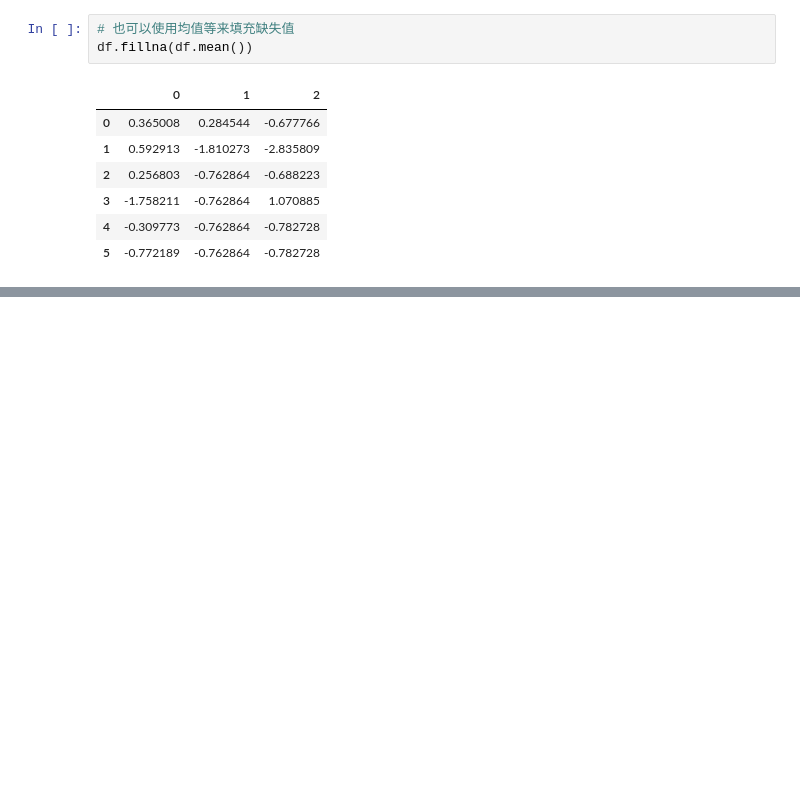
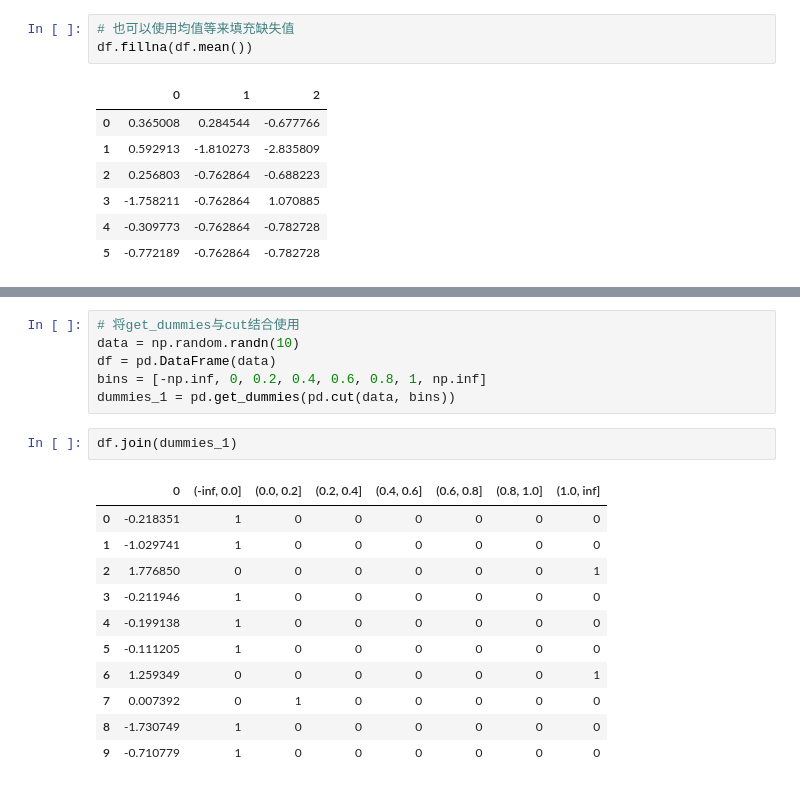
Before and after one commit to wfy0508/LearningPython, a Jupyter notebook: dataAnalysis/chapter7.ipynb, the cells around one changed output, grey strips where cells are left out. Cells and saved outputs as stored; diff of their text form; blank space fills up the shorter version.

```diff
--- a/dataAnalysis/chapter7.ipynb
+++ b/dataAnalysis/chapter7.ipynb
@@ -214,0 +737,20 @@ df.fillna(df.mean())
+# %%
+# 将get_dummies与cut结合使用
+data = np.random.randn(10)
+df = pd.DataFrame(data)
+bins = [-np.inf, 0, 0.2, 0.4, 0.6, 0.8, 1, np.inf]
+dummies_1 = pd.get_dummies(pd.cut(data, bins))
+# %%
+df.join(dummies_1)
+# %% [output]
+|  | 0 | (-inf, 0.0] | (0.0, 0.2] | (0.2, 0.4] | (0.4, 0.6] | (0.6, 0.8] | (0.8, 1.0] | (1.0, inf] |
+| 0 | -0.218351 | 1 | 0 | 0 | 0 | 0 | 0 | 0 |
+| 1 | -1.029741 | 1 | 0 | 0 | 0 | 0 | 0 | 0 |
+| 2 | 1.776850 | 0 | 0 | 0 | 0 | 0 | 0 | 1 |
+| 3 | -0.211946 | 1 | 0 | 0 | 0 | 0 | 0 | 0 |
+| 4 | -0.199138 | 1 | 0 | 0 | 0 | 0 | 0 | 0 |
+| 5 | -0.111205 | 1 | 0 | 0 | 0 | 0 | 0 | 0 |
+| 6 | 1.259349 | 0 | 0 | 0 | 0 | 0 | 0 | 1 |
+| 7 | 0.007392 | 0 | 1 | 0 | 0 | 0 | 0 | 0 |
+| 8 | -1.730749 | 1 | 0 | 0 | 0 | 0 | 0 | 0 |
+| 9 | -0.710779 | 1 | 0 | 0 | 0 | 0 | 0 | 0 |
```
Also changed, not shown: parts of 55 cells of this notebook, 1 other file.
